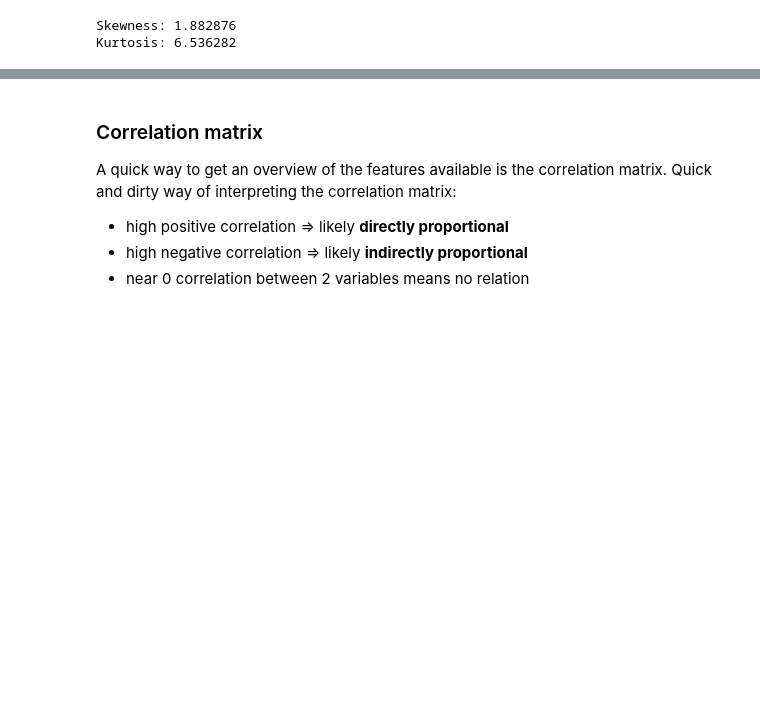
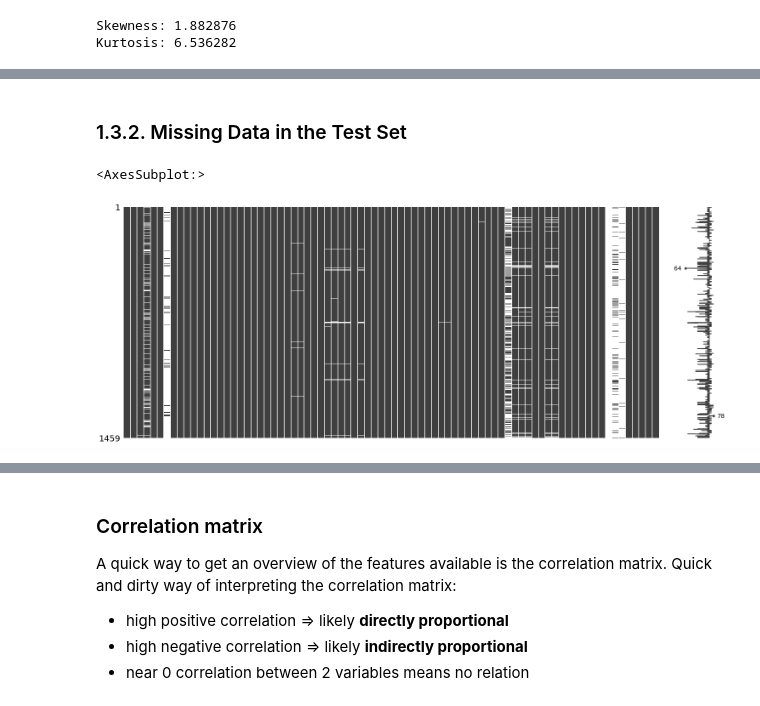
Before and after one commit to jrili/kaggle-house-prices, a Jupyter notebook: house-prices-regression.ipynb, the cells around one changed output, grey strips where cells are left out. Saved outputs shown, nothing was run; the diff lists cells and outputs as text; code cells hidden in the pictures; blank space fills up the shorter version.

```diff
--- a/house-prices-regression.ipynb
+++ b/house-prices-regression.ipynb
@@ -35,0 +21,6 @@ train_df.shape, train_df.columns
+# %%
+train_df = pd.read_csv('house-prices-advanced-regression-techniques/train.csv')
+test_df = pd.read_csv('house-prices-advanced-regression-techniques/test.csv')
+
+print('Train set: %d observations, %d features' % (train_df.shape[0], train_df.shape[1]))
+print('Test set: %d observations, %d features' % (test_df.shape[0], test_df.shape[1]))
@@ -70,0 +191,7 @@ In the next section, let's explore the variables with the eventual goal of featu
+# %% [markdown]
+### 1.3.2. Missing Data in the Test Set
+# %%
+msno.matrix(test_df)
+# %% [output]
+<AxesSubplot:>
+[figure, added]
```
Also changed, not shown: parts of 52 cells of this notebook.
